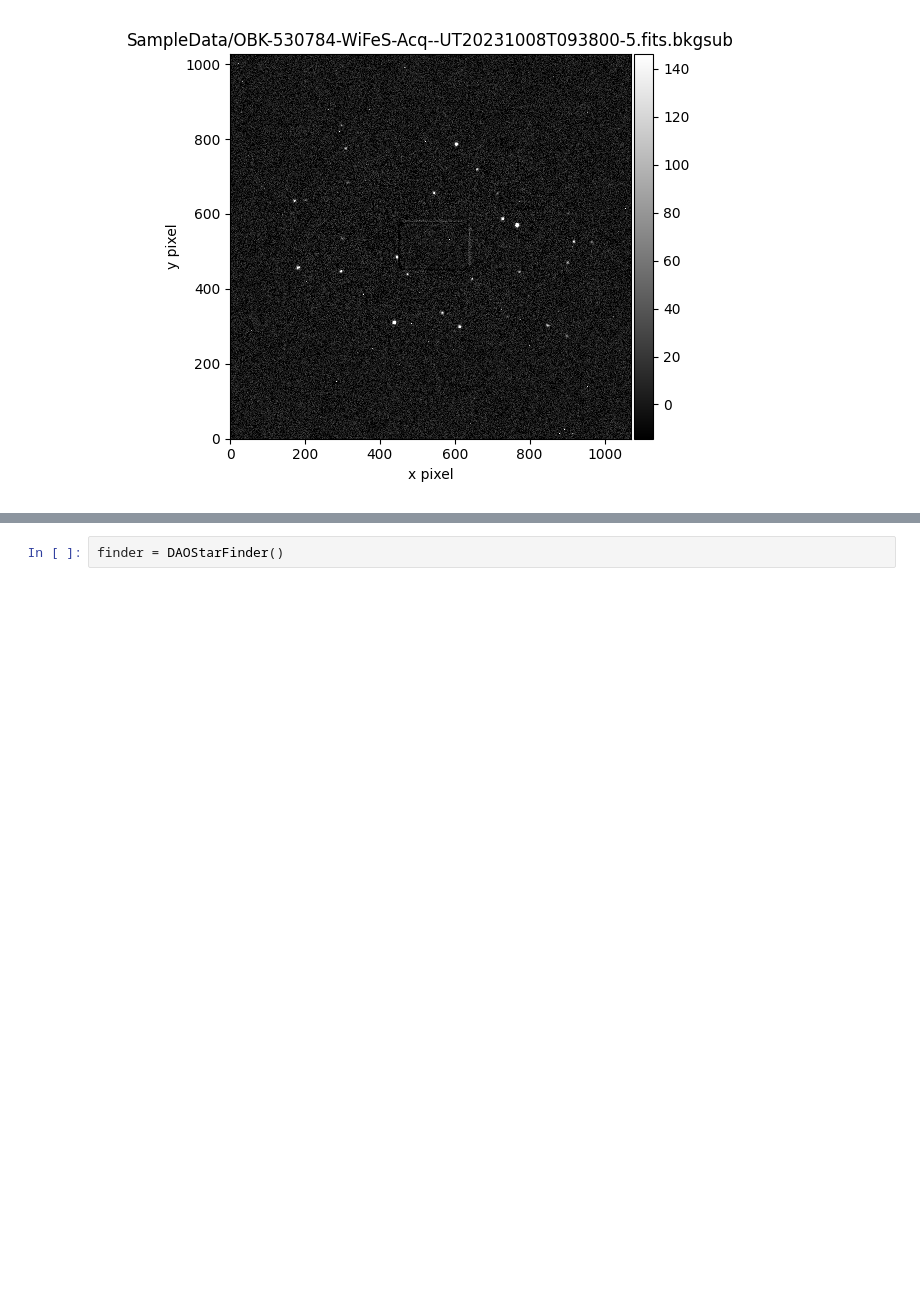
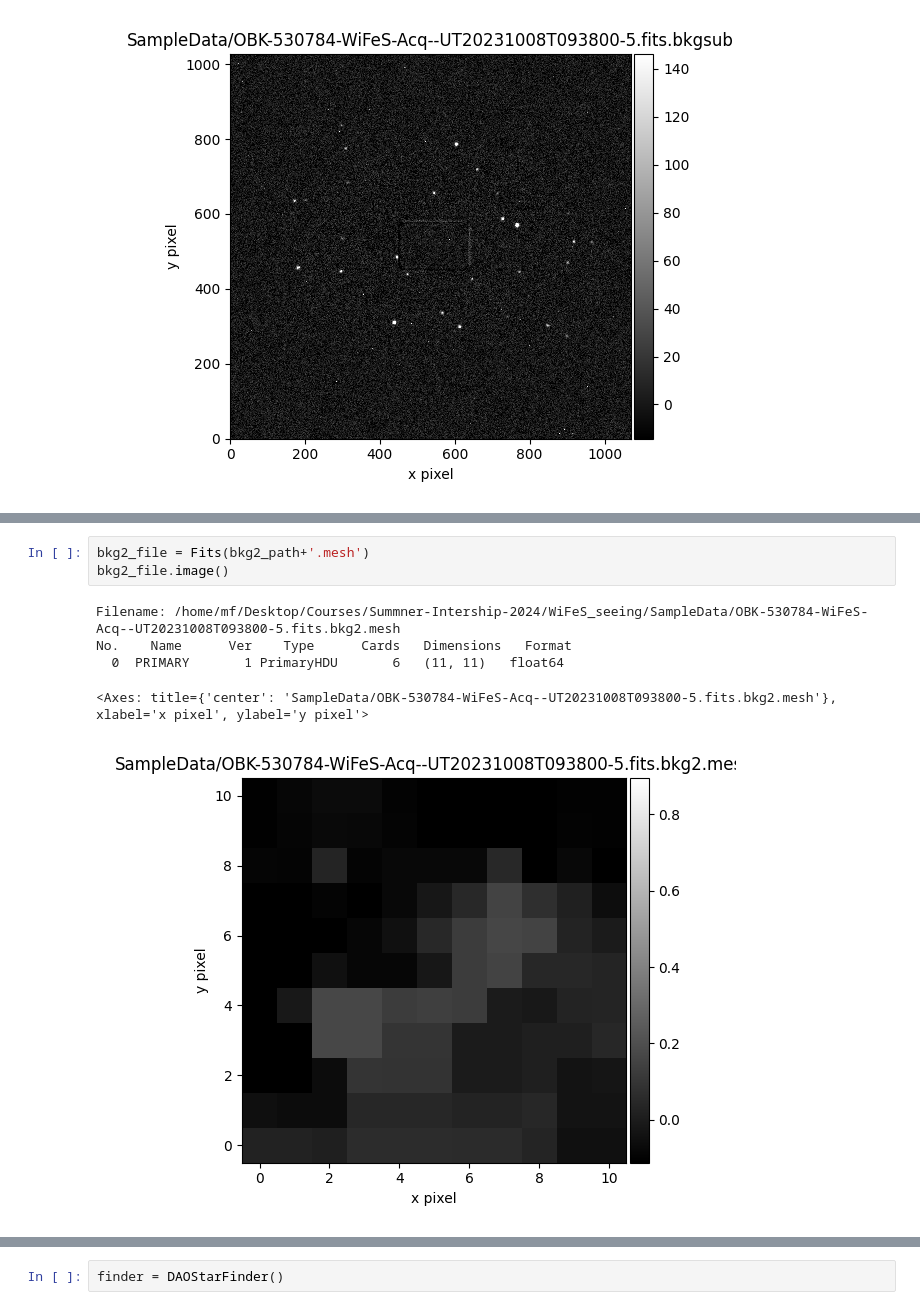
Before and after one commit to MaxFleming23/WiFeS_seeing, a Jupyter notebook: start.ipynb, the cells around one changed output, grey strips where cells are left out. Cells and saved outputs as stored; diff of their text form; blank space fills up the shorter version.

```diff
--- a/start.ipynb
+++ b/start.ipynb
@@ -337,0 +427,9 @@ No.    Name      Ver    Type      Cards   Dimensions   Format
+# %%
+bkg2_file = Fits(bkg2_path+'.mesh')
+bkg2_file.image()
+# %% [output]
+Filename: /home/mf/Desktop/Courses/Summner-Intership-2024/WiFeS_seeing/SampleData/OBK-530784-WiFeS-Acq--UT20231008T093800-5.fits.bkg2.mesh
+No.    Name      Ver    Type      Cards   Dimensions   Format
+  0  PRIMARY       1 PrimaryHDU       6   (11, 11)   float64
+<Axes: title={'center': 'SampleData/OBK-530784-WiFeS-Acq--UT20231008T093800-5.fits.bkg2.mesh'}, xlabel='x pixel', ylabel='y pixel'>
+[figure, added]
```
Also changed, not shown: parts of 19 cells of this notebook, 8 other files.
